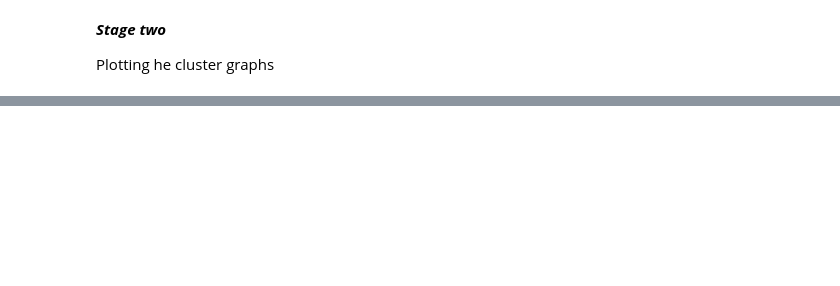
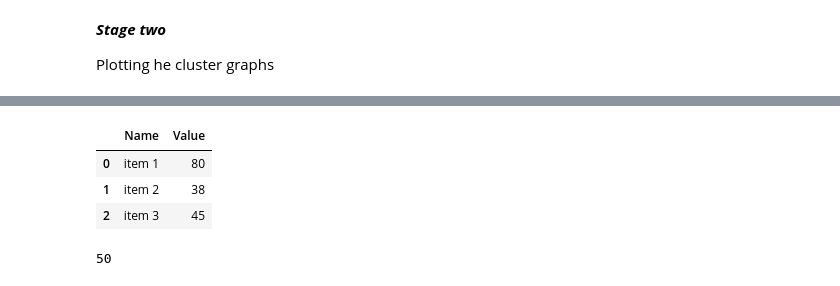
Before and after one commit to dell-datascience/Image_classifier_project, a Jupyter notebook: old_He_evolution.ipynb, the cells around one changed output, grey strips where cells are left out. Saved outputs shown, nothing was run; the diff lists cells and outputs as text; code cells hidden in the pictures; blank space fills up the shorter version.

```diff
--- a/old_He_evolution.ipynb
+++ b/old_He_evolution.ipynb
@@ -243,0 +333,19 @@ plt.savefig('He_distribution_97K',dpi=2000)
+# %%
+# Build a dataset
+df = pd.DataFrame(
+        {
+            'Name': ['item ' + str(i) for i in list(range(1, 51)) ],
+            'Value': np.random.randint(low=10, high=100, size=50)
+        })
+
+# Show 3 first rows
+df.head(3)
+# %% [output]
+|  | Name | Value |
+| 0 | item 1 | 80 |
+| 1 | item 2 | 38 |
+| 2 | item 3 | 45 |
+# %%
+len(df)
+# %% [output]
+50
```
Also changed, not shown: parts of 15 cells of this notebook.
